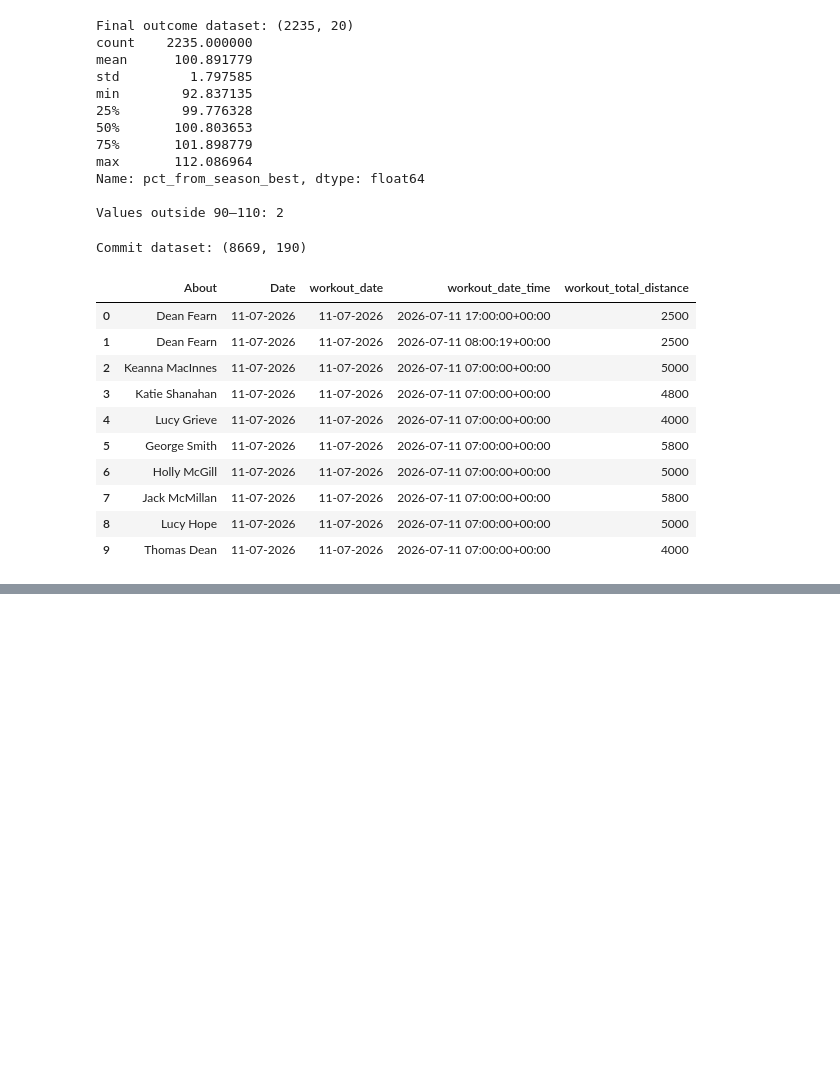
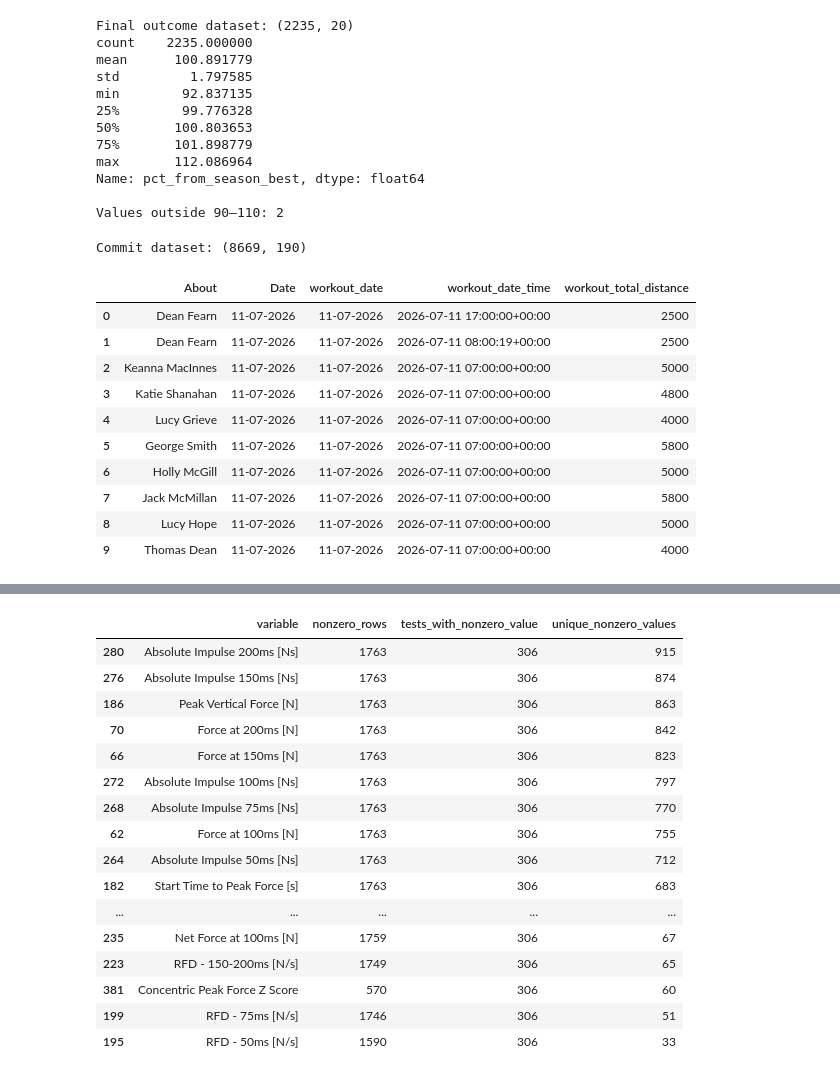
Before and after one commit to asanoufi/test-github, a Jupyter notebook: Model_1.ipynb, the cells around one changed output, grey strips where cells are left out. Drawn from its saved outputs; the diff is of its cells as text; code cells hidden in the pictures; blank space fills up the shorter version.

Commit message:
fully implemented forcedecks into Model_1

```diff
--- a/Model_1.ipynb
+++ b/Model_1.ipynb
@@ -322,28 +378,30 @@ Commit dataset: (8669, 190)
 # %%
 df_commit = df_commit.copy() #To defragment large dataframe
 
-#Convert session date and time
+#Parse mixed timestamp formats and standardise
 df_commit["TrainingTimestamp"] = pd.to_datetime(
     df_commit["workout_date_time"],
+    format="mixed",
     utc=True,
     errors="coerce"
 )
 
-#Clean athlete identifiers
+#Clean athlete identifiers to match race data
 df_commit["About"] = df_commit["About"].astype("string").str.strip()
 df_model["AthleteName"] = df_model["AthleteName"].astype("string").str.strip()
 
-#Ensure selected training-load variables are numeric
+#Ensure the selected training-load variables are numeric
 for column in TRAINING_LOAD_VARIABLES:
     df_commit[column] = pd.to_numeric(
         df_commit[column],
         errors="coerce"
     ).fillna(0)
 
-#Check athlete matching
+#Identify athlete coverage across the two datasets
 commit_athletes = set(df_commit["About"].dropna())
 race_athletes = set(df_model["AthleteName"].dropna())
 
+#Report timestamp and athlete matching checks
 print(
     f"Missing training timestamps: "
     f"{df_commit['TrainingTimestamp'].isna().sum()}"
@@ -368,0 +664,75 @@ Athletes without a Commit match: 11
+# %%
+# Search for columns whose names suggest that they contain direct
+# force, RFD or impulse measurements from the shoulder test.
+candidate_columns = [
+    column for column in numeric_columns
+    if any(
+        term in column.lower()
+        for term in ["force", "rfd", "impulse"]
+    )
+    # Exclude historical dashboard variables copied onto the test rows.
+    and "hist" not in column.lower()
+    and "cmj" not in column.lower()
+]
+
+nonzero_summary = []
+
+for column in candidate_columns:
+
+    # Convert the column to numeric again as a safeguard. Any text or
+    # invalid entries are converted to NaN rather than causing an error.
+    values = pd.to_numeric(
+        shoulder_tests[column],
+        errors="coerce"
+    )
+
+    # A value must be present and different from zero to be potentially
+    # informative for modelling.
+    nonzero_mask = values.notna() & (values != 0)
+
+    nonzero_summary.append({
+        "variable": column,
+
+        # Number of individual rows containing a non-zero result
+        "nonzero_rows": nonzero_mask.sum(),
+
+        # Number of actual testing occasions containing a non-zero result
+        "tests_with_nonzero_value": shoulder_tests.loc[
+            nonzero_mask, "Id"
+        ].nunique(),
+
+        # A variable needs more than one distinct value to contain
+        # information that a model could potentially use.
+        "unique_nonzero_values": values[nonzero_mask].nunique(),
+    })
+
+shoulder_nonzero_availability = (
+    pd.DataFrame(nonzero_summary)
+    .sort_values(
+        [
+            "tests_with_nonzero_value",
+            "unique_nonzero_values",
+        ],
+        ascending=False
+    )
+)
+
+shoulder_nonzero_availability.head(30)
+# %% [output]
+|  | variable | nonzero_rows | tests_with_nonzero_value | unique_nonzero_values |
+| 280 | Absolute Impulse 200ms [Ns] | 1763 | 306 | 915 |
+| 276 | Absolute Impulse 150ms [Ns] | 1763 | 306 | 874 |
+| 186 | Peak Vertical Force [N] | 1763 | 306 | 863 |
+| 70 | Force at 200ms [N] | 1763 | 306 | 842 |
+| 66 | Force at 150ms [N] | 1763 | 306 | 823 |
+| 272 | Absolute Impulse 100ms [Ns] | 1763 | 306 | 797 |
+| 268 | Absolute Impulse 75ms [Ns] | 1763 | 306 | 770 |
+| 62 | Force at 100ms [N] | 1763 | 306 | 755 |
+| 264 | Absolute Impulse 50ms [Ns] | 1763 | 306 | 712 |
+| 182 | Start Time to Peak Force [s] | 1763 | 306 | 683 |
+| ... | ... | ... | ... | ... |
+| 235 | Net Force at 100ms [N] | 1759 | 306 | 67 |
+| 223 | RFD - 150-200ms [N/s] | 1749 | 306 | 65 |
+| 381 | Concentric Peak Force Z Score | 570 | 306 | 60 |
+| 199 | RFD - 75ms [N/s] | 1746 | 306 | 51 |
+| 195 | RFD - 50ms [N/s] | 1590 | 306 | 33 |
```
Also changed, not shown: parts of 8 cells of this notebook, 3 other files.
